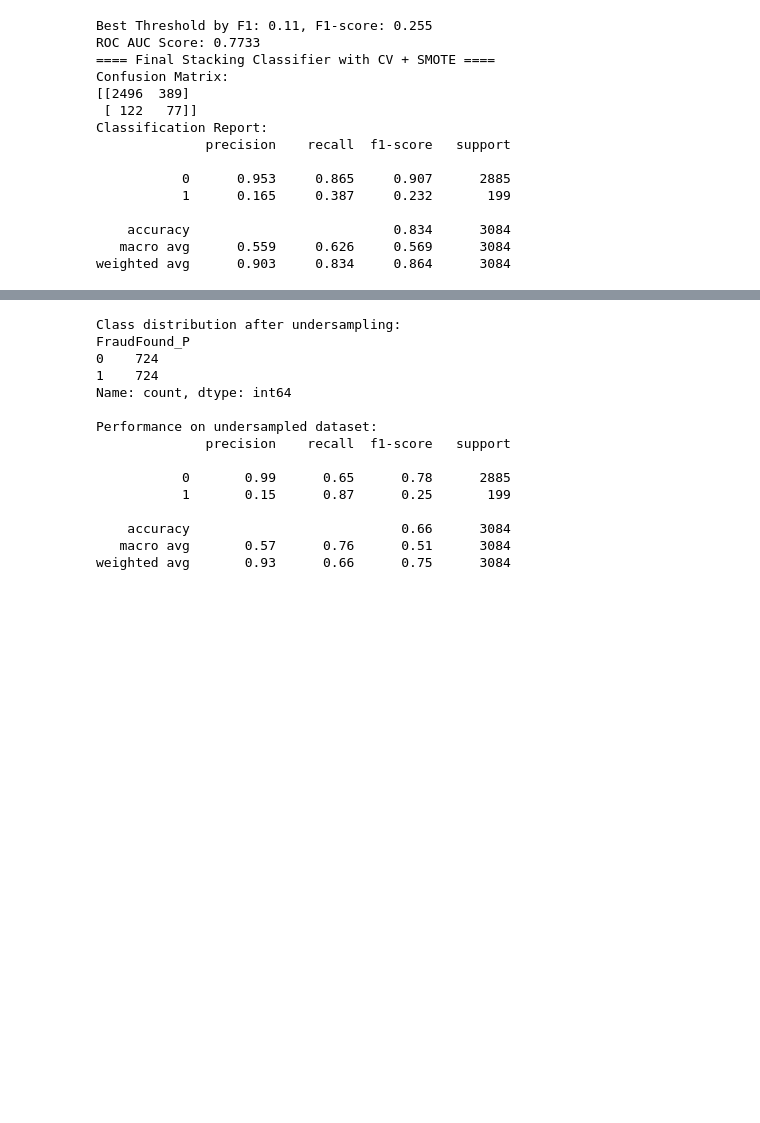
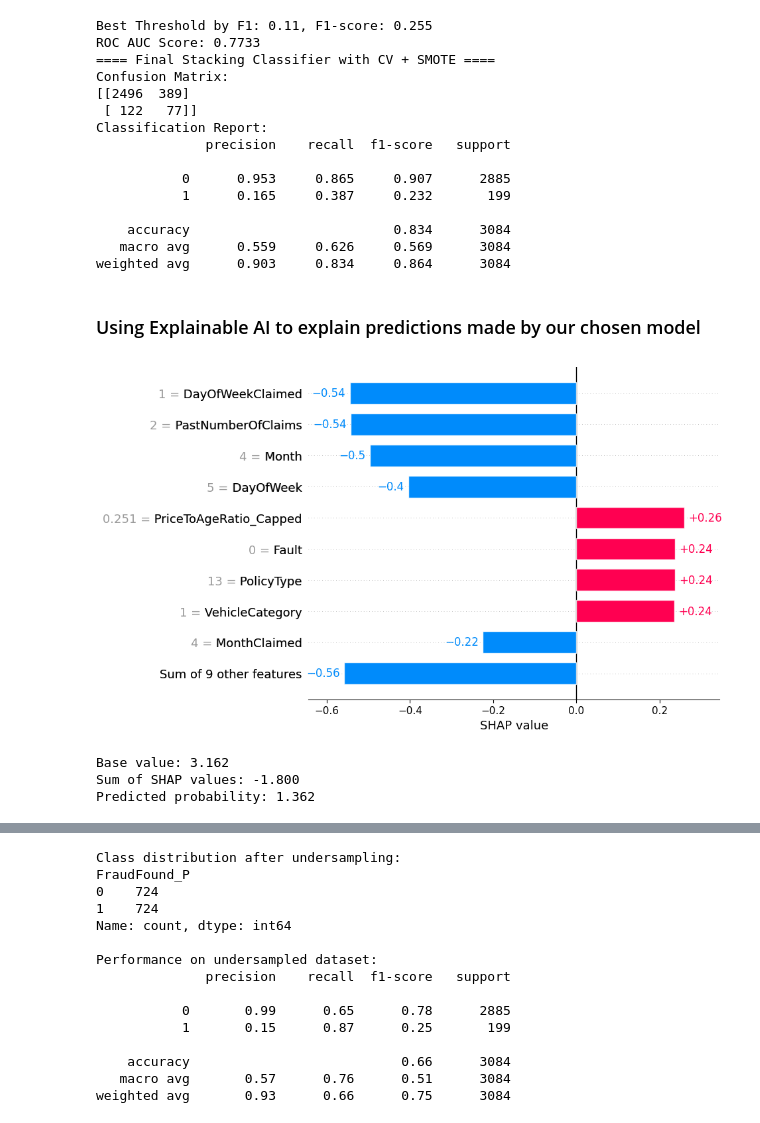
Before and after one commit to haonanah/DSA4263, a Jupyter notebook: ensemble_modelling.ipynb, the cells around one changed output, grey strips where cells are left out. Cells and saved outputs as stored; diff of their text form; code cells hidden in the pictures; blank space fills up the shorter version.

```diff
--- a/ensemble_modelling.ipynb
+++ b/ensemble_modelling.ipynb
@@ -384,16 +905,0 @@ ROC AUC: 0.8220747135545343
-# %%
-numeric_df = pd.read_csv("data/cleaned_data.csv")
-numeric_df = numeric_df.drop(columns = ["Unnamed: 0"])
-X = numeric_df.drop(['FraudFound_P', 'PolicyNumber'], axis=1)
-y = numeric_df['FraudFound_P']
-X_train, X_test, y_train, y_test = train_test_split(X, y, test_size=0.2, random_state=42)  # 80-20 split
-# %%
-smote = SMOTE(random_state=42)
-X_train_oversampled, y_train_oversampled = smote.fit_resample(X_train, y_train)
-
-df_smote = pd.concat([X_train_oversampled, y_train_oversampled], axis = 1)
-X_smote = df_smote.drop(columns="FraudFound_P")
-y_smote = df_smote["FraudFound_P"]
-
-df_train_smote = pd.concat([X_smote, y_smote], axis=1)
-df_test = pd.concat([X_test, y_test], axis=1)
@@ -578,7 +1073,7 @@ random_search = RandomizedSearchCV(
 )
 
 # Fit on training data
-random_search.fit(X_train, y_train)
+random_search.fit(X_train_oversampled, y_train_oversampled)
 
 # Best model results
 print("Best F1-score (fraud class):", random_search.best_score_)
@@ -645,7 +1151,7 @@ pipeline = Pipeline([
 skf = StratifiedKFold(n_splits=5, shuffle=True, random_state=42)
 
 # Cross-validated predictions on training data (simulate test set)
-y_proba_cv = cross_val_predict(pipeline, X_train, y_train, cv=skf, method='predict_proba', n_jobs=-1)[:, 1]
+y_proba_cv = cross_val_predict(pipeline, X_train_oversampled, y_train_oversampled, cv=skf, method='predict_proba', n_jobs=-1)[:, 1]
 
 # Find best threshold
 precisions, recalls, thresholds = precision_recall_curve(y_train, y_proba_cv)
@@ -654,7 +1160,7 @@ best_threshold = thresholds[f1_scores.argmax()]
 print(f"Best Threshold by F1: {best_threshold:.2f}, F1-score: {f1_scores.max():.3f}")
 
 # Refit final model on full training data
-pipeline.fit(X_train, y_train)
+pipeline.fit(X_train_oversampled, y_train_oversampled)
 
 # Predict on real test set
 y_proba_test = pipeline.predict_proba(X_test)[:, 1]
@@ -692,3 +1198,24 @@ Classification Report:
     accuracy                          0.834      3084
    macro avg      0.559     0.626     0.569      3084
 weighted avg      0.903     0.834     0.864      3084
+# %% [markdown]
+### Using Explainable AI to explain predictions made by our chosen model
+# %%
+xgb_model = voting_clf.named_estimators_['xgb']
+explainer = shap.TreeExplainer(xgb_model)
+sample = X_test.iloc[[42]]
+
+y_proba_sample = xgb_model.predict_proba(sample)[:, 1][0]
+y_pred_sample = int(y_proba_sample >= best_threshold)
+
+shap_values = explainer.shap_values(sample)
+shap.plots.bar(shap.Explanation(values=shap_values[0], base_values=explainer.expected_value, data=sample.values[0], feature_names=sample.columns.tolist()))
+
+print(f"Base value: {explainer.expected_value:.3f}")
+print(f"Sum of SHAP values: {np.sum(shap_values[0]):.3f}")
+print(f"Predicted probability: {explainer.expected_value + np.sum(shap_values[0]):.3f}")
+# %% [output]
+[figure, added]
+Base value: 3.162
+Sum of SHAP values: -1.800
+Predicted probability: 1.362
```
Also changed, not shown: parts of 38 cells of this notebook, 24 other files.
